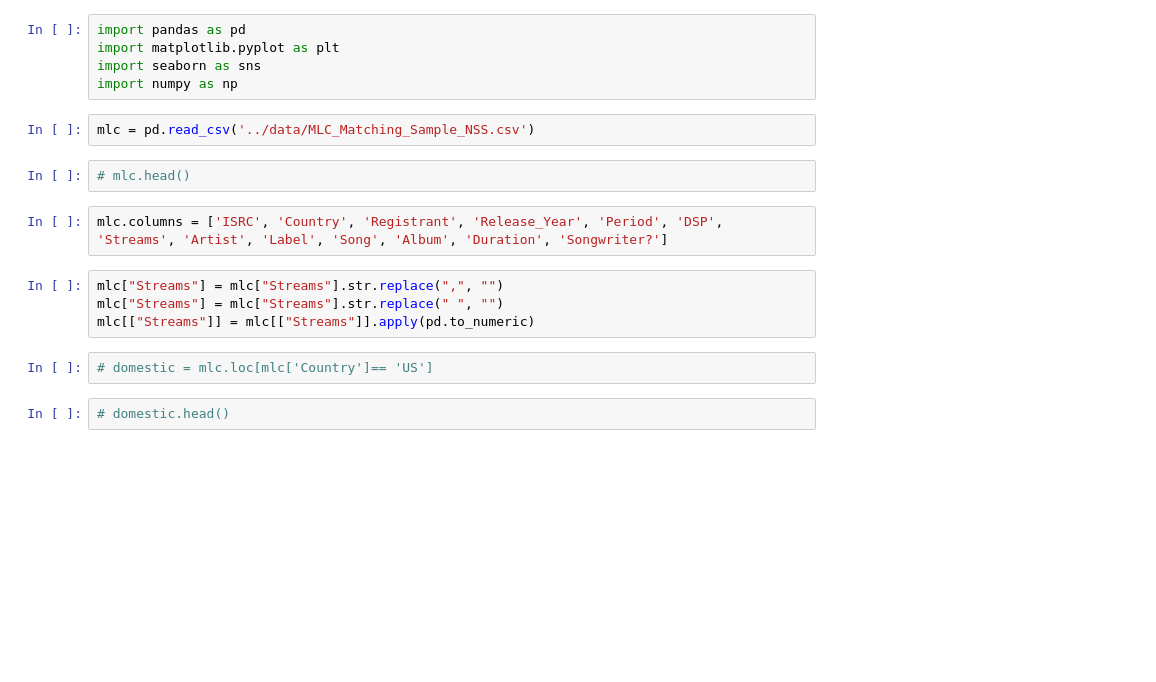
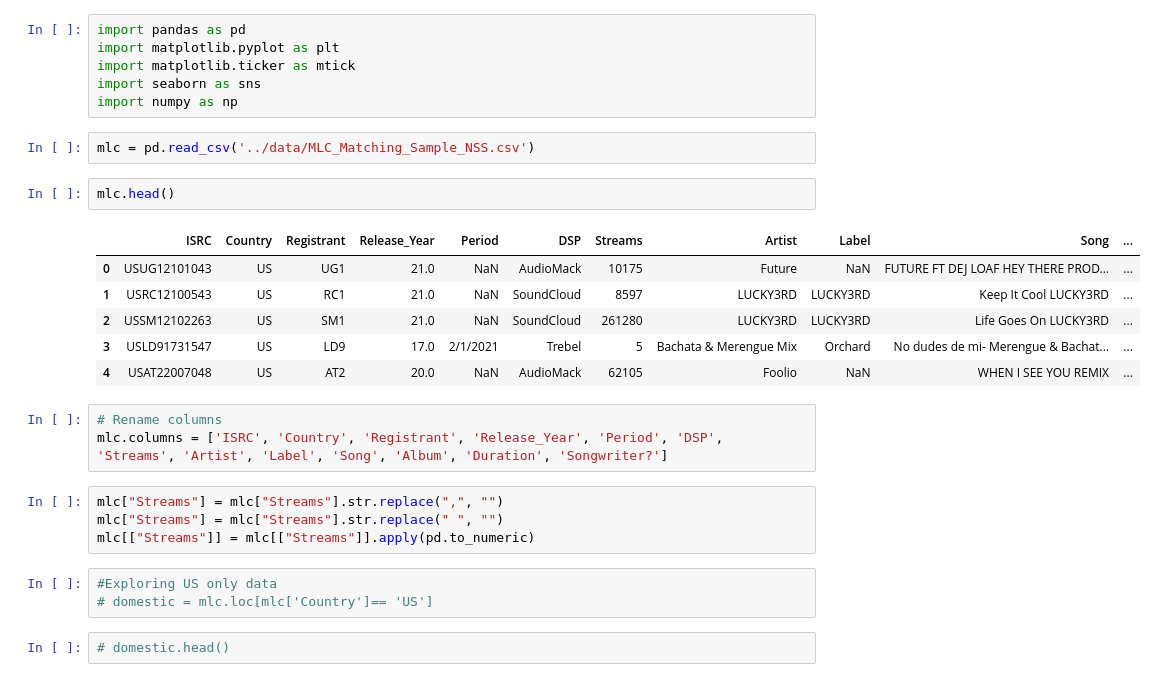
Before and after one commit to NSS-Data-Analytics-Cohort-6/mlc-project-nan-nagini, a Jupyter notebook: Notebooks/mlc_python_proj.ipynb, the cells around one changed output. Cells and saved outputs as stored; diff of their text form; blank space fills up the shorter version.

```diff
--- a/Notebooks/mlc_python_proj.ipynb
+++ b/Notebooks/mlc_python_proj.ipynb
@@ -1,19 +1,29 @@
 # %%
 import pandas as pd
 import matplotlib.pyplot as plt
+import matplotlib.ticker as mtick
 import seaborn as sns
 import numpy as np
 # %%
 mlc = pd.read_csv('../data/MLC_Matching_Sample_NSS.csv')
 # %%
-# mlc.head()
+mlc.head()
+# %% [output]
+|  | ISRC | Country | Registrant | Release_Year | Period | DSP | Streams | Artist | Label | Song | ... |
+| 0 | USUG12101043 | US | UG1 | 21.0 | NaN | AudioMack | 10175 | Future | NaN | FUTURE FT DEJ LOAF HEY THERE PROD... | ... |
+| 1 | USRC12100543 | US | RC1 | 21.0 | NaN | SoundCloud | 8597 | LUCKY3RD | LUCKY3RD | Keep It Cool LUCKY3RD | ... |
+| 2 | USSM12102263 | US | SM1 | 21.0 | NaN | SoundCloud | 261280 | LUCKY3RD | LUCKY3RD | Life Goes On LUCKY3RD | ... |
+| 3 | USLD91731547 | US | LD9 | 17.0 | 2/1/2021 | Trebel | 5 | Bachata & Merengue Mix | Orchard | No dudes de mi- Merengue & Bachat... | ... |
+| 4 | USAT22007048 | US | AT2 | 20.0 | NaN | AudioMack | 62105 | Foolio | NaN | WHEN I SEE YOU REMIX | ... |
 # %%
+# Rename columns
 mlc.columns = ['ISRC', 'Country', 'Registrant', 'Release_Year', 'Period', 'DSP', 'Streams', 'Artist', 'Label', 'Song', 'Album', 'Duration', 'Songwriter?']
 # %%
 mlc["Streams"] = mlc["Streams"].str.replace(",", "")
 mlc["Streams"] = mlc["Streams"].str.replace(" ", "")
 mlc[["Streams"]] = mlc[["Streams"]].apply(pd.to_numeric)
 # %%
+#Exploring US only data
 # domestic = mlc.loc[mlc['Country']== 'US']
 # %%
 # domestic.head()
```
Also changed, not shown: parts of 24 cells of this notebook.
